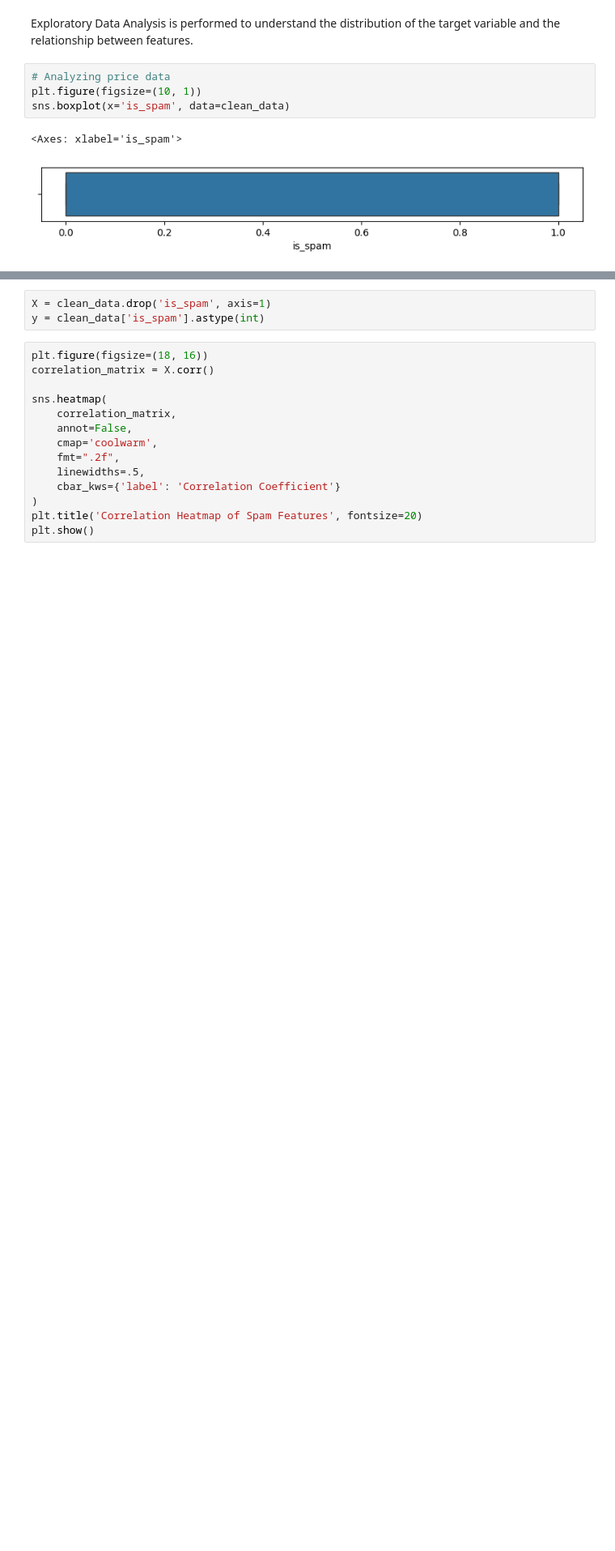
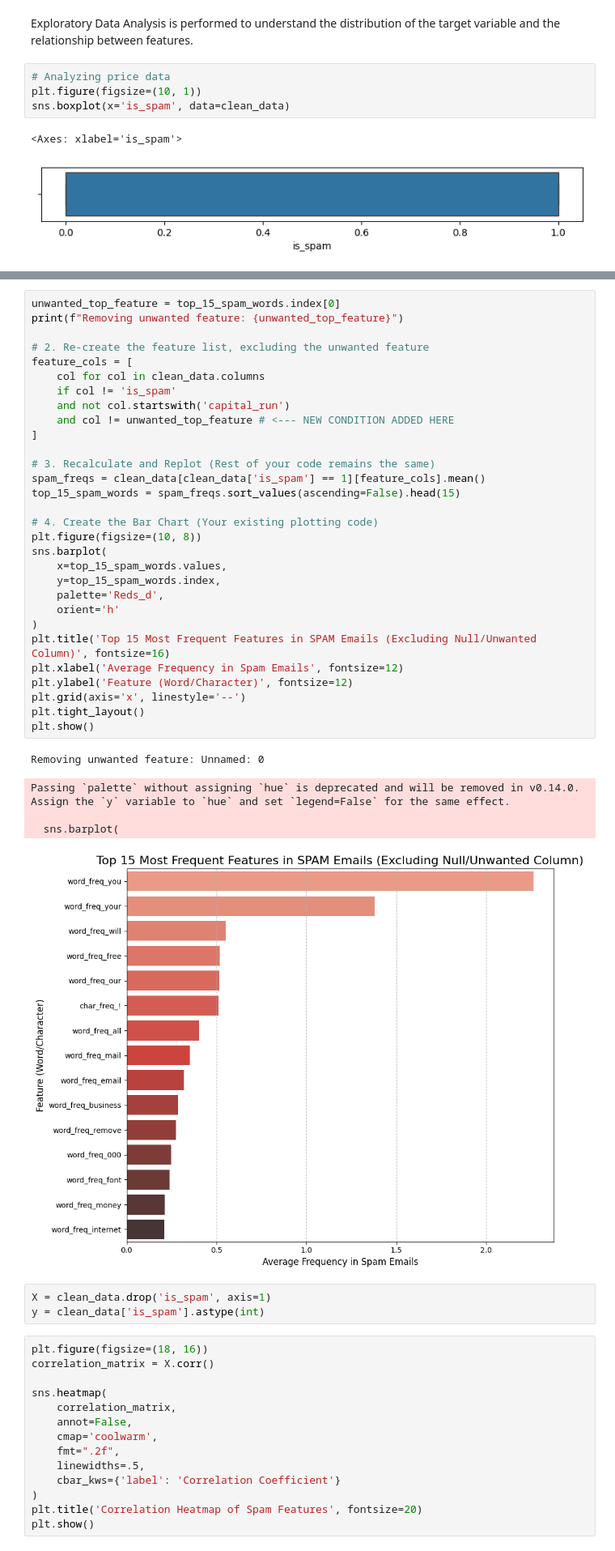
Before and after one commit to olgascode1/Data_Exploration_CA2, a Jupyter notebook: L7 Data Exploration CA2v4.ipynb, the cells around one changed output, grey strips where cells are left out. Shown at 81% size. Drawn from its saved outputs; the diff is of its cells as text; blank space fills up the shorter version.

```diff
--- a/L7 Data Exploration CA2v4.ipynb
+++ b/L7 Data Exploration CA2v4.ipynb
@@ -196,3 +217,39 @@ plt.show()
+# %%
+unwanted_top_feature = top_15_spam_words.index[0]
+print(f"Removing unwanted feature: {unwanted_top_feature}")
+
+# 2. Re-create the feature list, excluding the unwanted feature
+feature_cols = [
+    col for col in clean_data.columns
+    if col != 'is_spam'
+    and not col.startswith('capital_run')
+    and col != unwanted_top_feature # <--- NEW CONDITION ADDED HERE
+]
+
+# 3. Recalculate and Replot (Rest of your code remains the same)
+spam_freqs = clean_data[clean_data['is_spam'] == 1][feature_cols].mean()
+top_15_spam_words = spam_freqs.sort_values(ascending=False).head(15)
+
+# 4. Create the Bar Chart (Your existing plotting code)
+plt.figure(figsize=(10, 8))
+sns.barplot(
+    x=top_15_spam_words.values,
+    y=top_15_spam_words.index,
+    palette='Reds_d',
+    orient='h'
+)
+plt.title('Top 15 Most Frequent Features in SPAM Emails (Excluding Null/Unwanted Column)', fontsize=16)
+plt.xlabel('Average Frequency in Spam Emails', fontsize=12)
+plt.ylabel('Feature (Word/Character)', fontsize=12)
+plt.grid(axis='x', linestyle='--')
+plt.tight_layout()
+plt.show()
+# %% [output]
+Removing unwanted feature: Unnamed: 0
+Passing `palette` without assigning `hue` is deprecated and will be removed in v0.14.0. Assign the `y` variable to `hue` and set `legend=False` for the same effect.
+
+  sns.barplot(
+[figure, added]
 # %%
 X = clean_data.drop('is_spam', axis=1)
 y = clean_data['is_spam'].astype(int)
```
Also changed, not shown: parts of 1 cell of this notebook.
